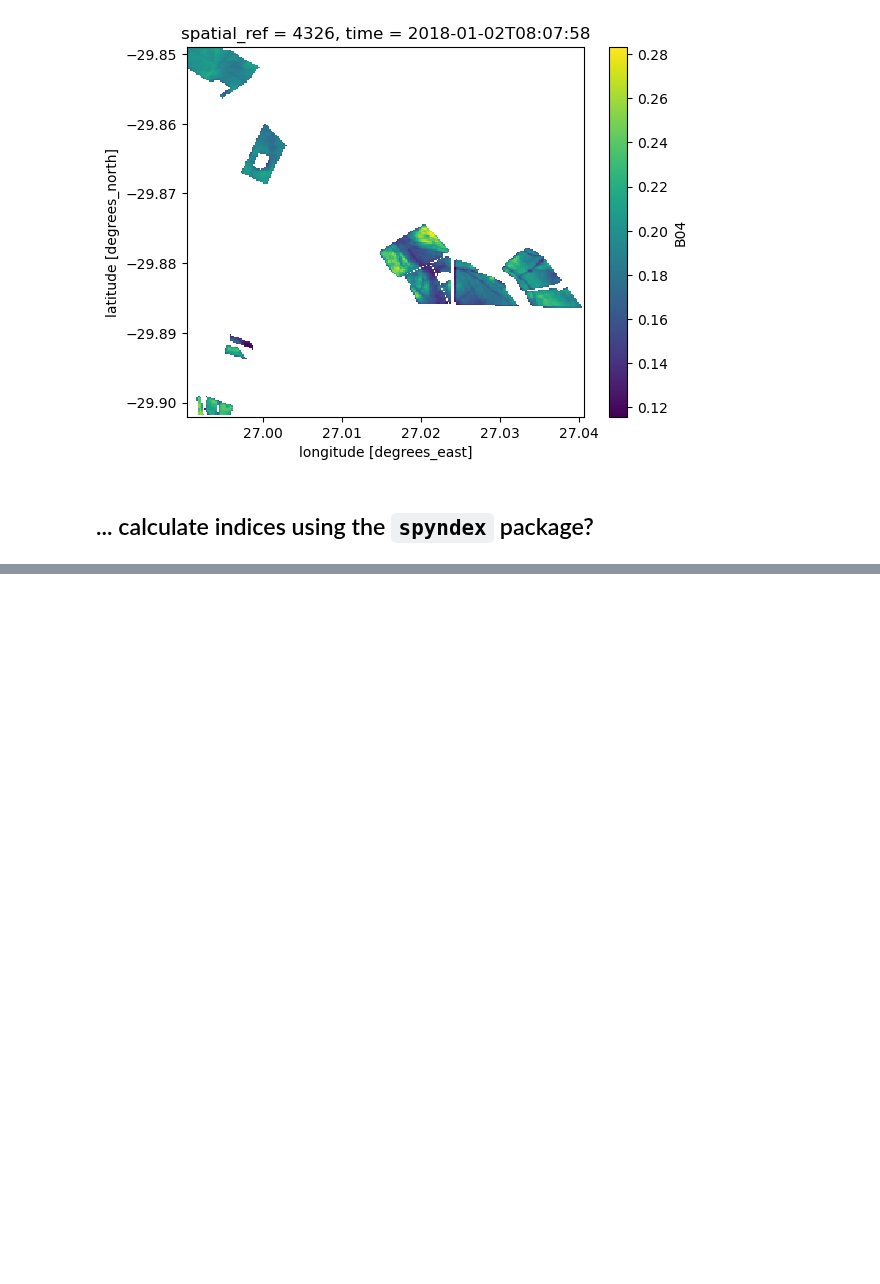
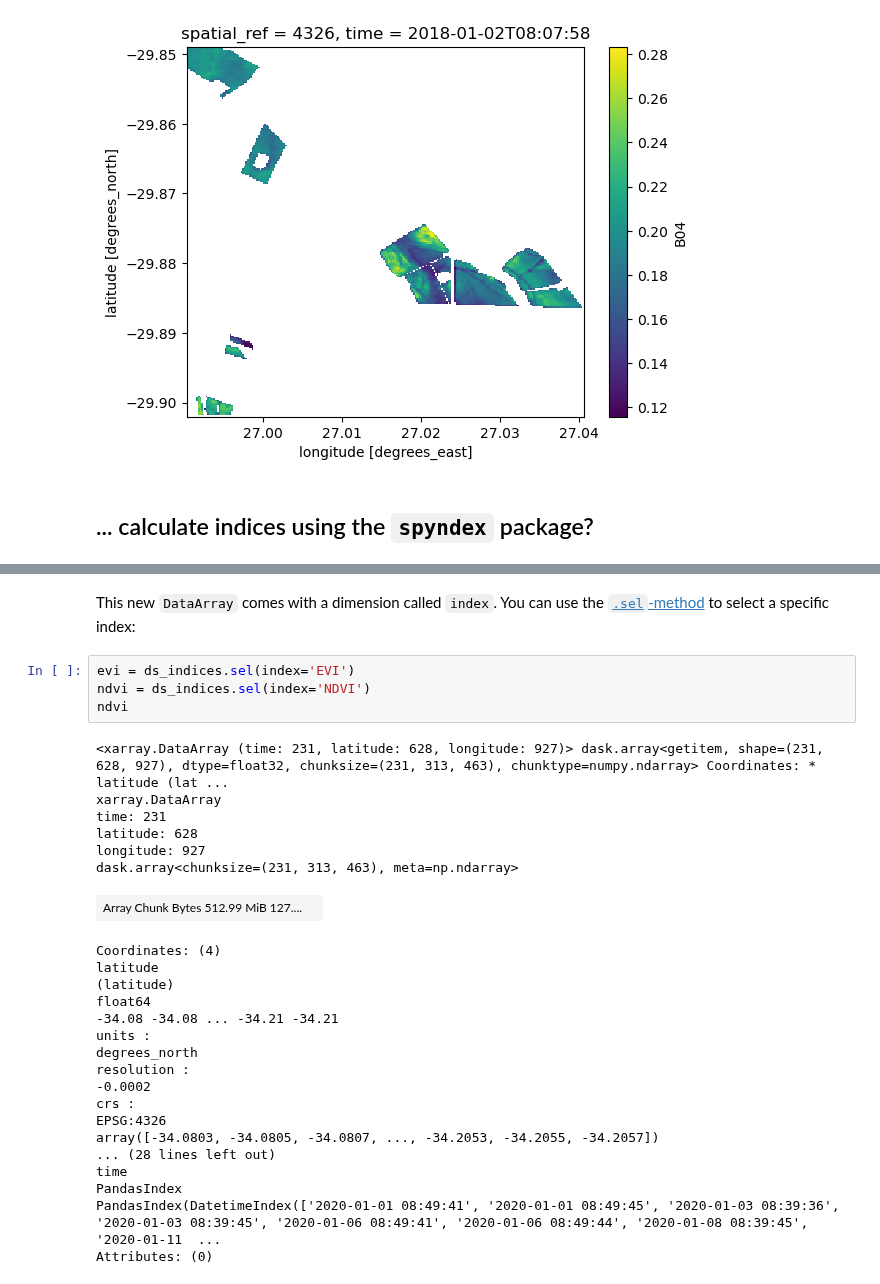
Before and after one commit to Jena-Earth-Observation-School/sdc-tools, a Jupyter notebook: docs/content/02_Getting_Started/02_00_How_to.ipynb, the cells around one changed output, grey strips where cells are left out. Saved outputs shown, nothing was run; the diff lists cells and outputs as text; blank space fills up the shorter version.

```diff
--- a/docs/content/02_Getting_Started/02_00_How_to.ipynb
+++ b/docs/content/02_Getting_Started/02_00_How_to.ipynb
@@ -64,0 +212,33 @@ _Coming soon..._
+# %% [markdown]
+This new `DataArray` comes with a dimension called `index`. You can use the
+[`.sel`-method](https://docs.xarray.dev/en/stable/generated/xarray.DataArray.sel.html)
+to select a specific index:
+# %%
+evi = ds_indices.sel(index='EVI')
+ndvi = ds_indices.sel(index='NDVI')
+ndvi
+# %% [output]
+<xarray.DataArray (time: 231, latitude: 628, longitude: 927)> dask.array<getitem, shape=(231, 628, 927), dtype=float32, chunksize=(231, 313, 463), chunktype=numpy.ndarray> Coordinates: * latitude (lat ...
+xarray.DataArray
+time: 231
+latitude: 628
+longitude: 927
+dask.array<chunksize=(231, 313, 463), meta=np.ndarray>
+| Array Chunk Bytes 512.99 MiB 127.... |  |
+Coordinates: (4)
+latitude
+(latitude)
+float64
+-34.08 -34.08 ... -34.21 -34.21
+units :
+degrees_north
+resolution :
+-0.0002
+crs :
+EPSG:4326
+array([-34.0803, -34.0805, -34.0807, ..., -34.2053, -34.2055, -34.2057])
+... (28 lines left out)
+time
+PandasIndex
+PandasIndex(DatetimeIndex(['2020-01-01 08:49:41', '2020-01-01 08:49:45', '2020-01-03 08:39:36', '2020-01-03 08:39:45', '2020-01-06 08:49:41', '2020-01-06 08:49:44', '2020-01-08 08:39:45', '2020-01-11  ...
+Attributes: (0)
```
Also changed, not shown: parts of 22 cells of this notebook.
